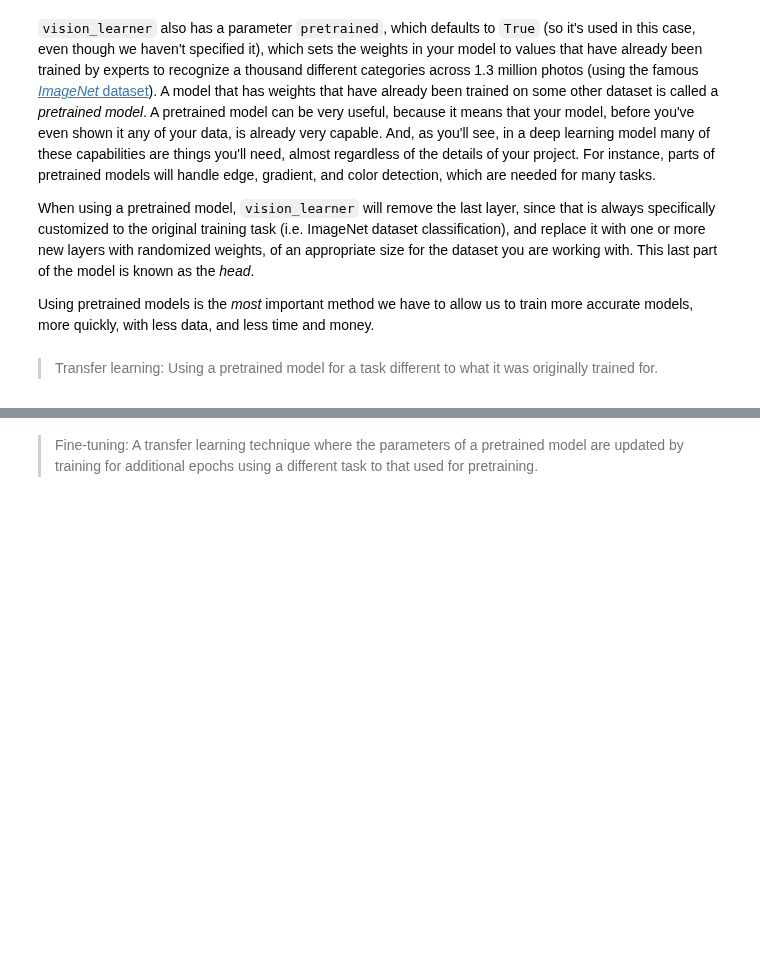
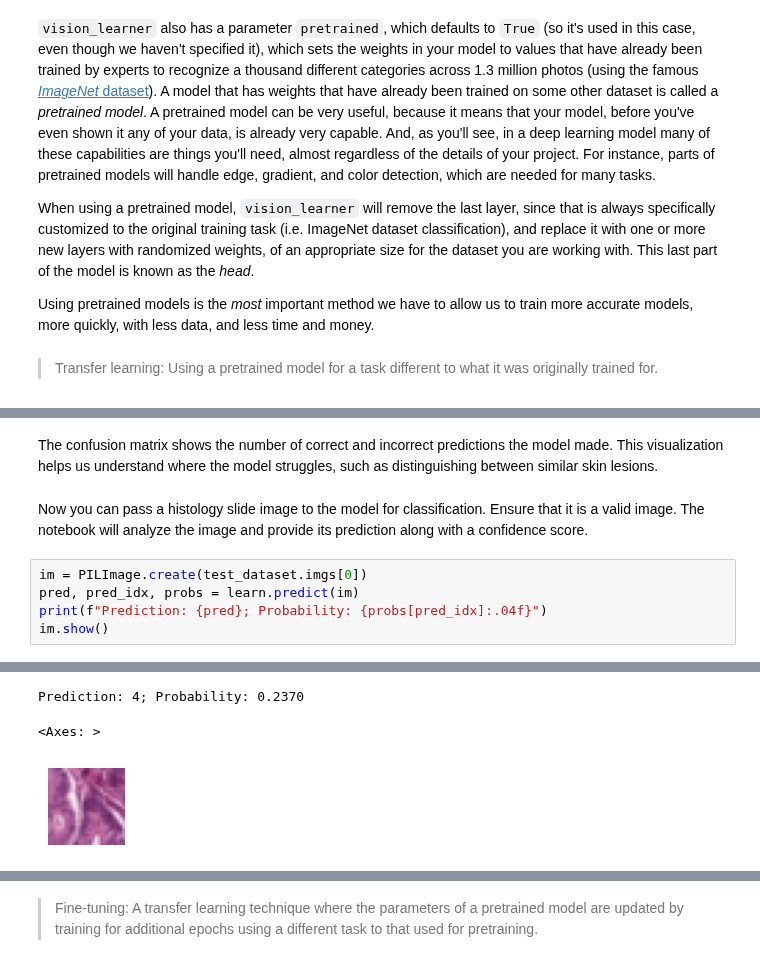
Before and after one commit to bmandracchia/ML4BD, a Jupyter notebook: chapters/21_neural networks.ipynb, the cells around one changed output, grey strips where cells are left out. Drawn from its saved outputs; the diff is of its cells as text; blank space fills up the shorter version.

```diff
--- a/chapters/21_neural networks.ipynb
+++ b/chapters/21_neural networks.ipynb
@@ -216,0 +251,11 @@ Using pretrained models is the *most* important method we have to allow us to tr
+# %% [markdown]
+
+The confusion matrix shows the number of correct and incorrect predictions the model made. This visualization helps us understand where the model struggles, such as distinguishing between similar skin lesions.
+# %% [markdown]
+Now you can pass a histology slide image to the model for classification. Ensure that it is a valid image. The notebook will analyze the image and provide its prediction along with a confidence score.
+# %%
+im = PILImage.create(test_dataset.imgs[0])
+pred, pred_idx, probs = learn.predict(im)
+print(f"Prediction: {pred}; Probability: {probs[pred_idx]:.04f}")
+im.show()
+# %% [output]
@@ -216,0 +263,3 @@ Using pretrained models is the *most* important method we have to allow us to tr
+Prediction: 4; Probability: 0.2370
+<Axes: >
+[figure, added]
```
Also changed, not shown: parts of 113 cells of this notebook.
